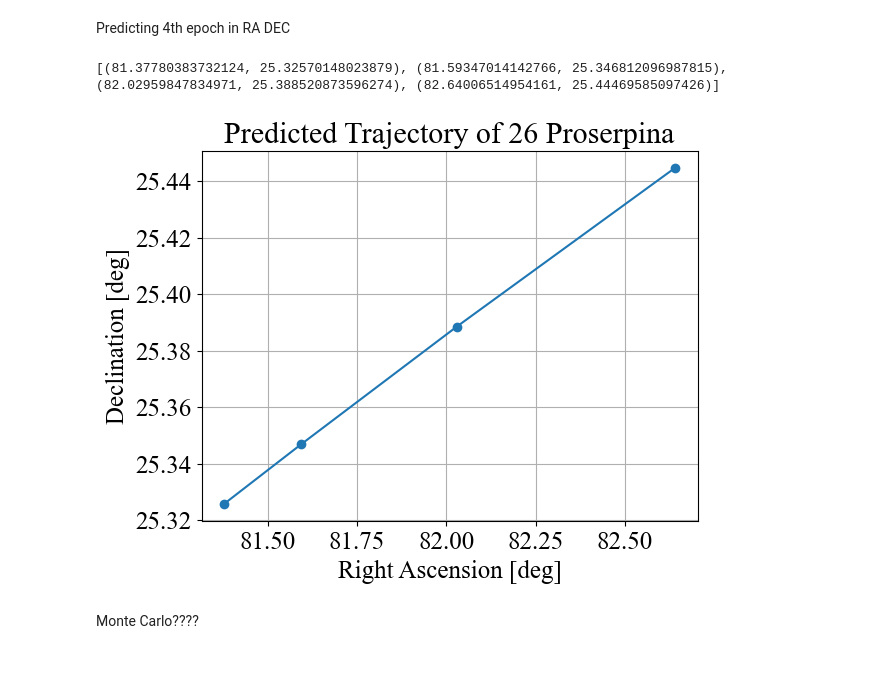
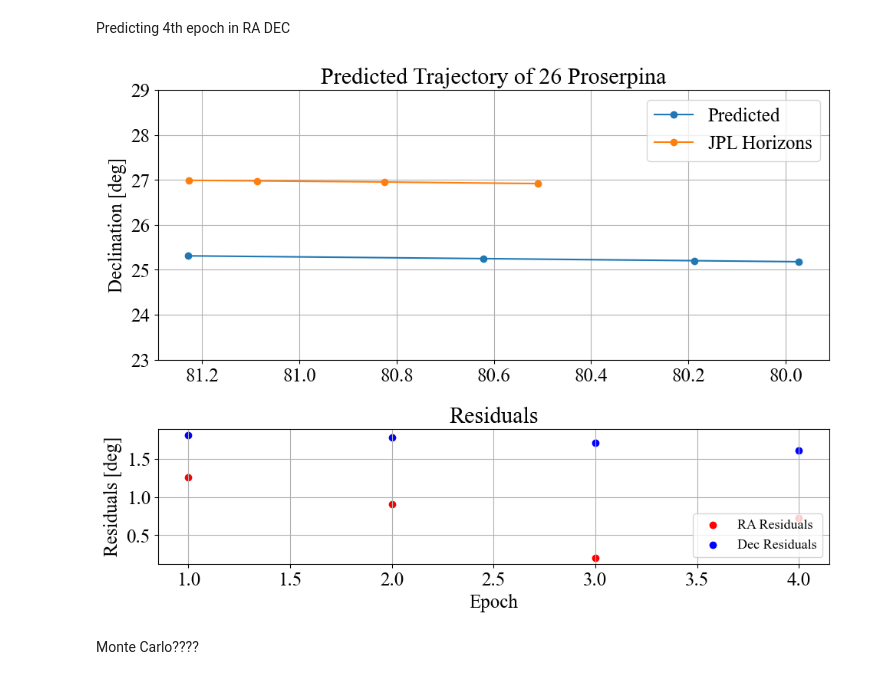
Before and after one commit to luke-wriglesworth/AST326-labs, a Jupyter notebook: Lab 6/orbit.ipynb, the cells around one changed output. Cells and saved outputs as stored; diff of their text form; code cells hidden in the pictures.

```diff
--- a/Lab 6/orbit.ipynb
+++ b/Lab 6/orbit.ipynb
@@ -574,43 +574,74 @@ def eq_cellestial(x, y, z):
     return ra, np.rad2deg(dec)
 
 def eccliptic_to_equatorial(x,y,z):
     epsilon = np.deg2rad(23.43929111)
     x_eq = x
     y_eq = y*np.cos(epsilon) - z*np.sin(epsilon)
     z_eq = y*np.sin(epsilon) + z*np.cos(epsilon)
     return x_eq, y_eq, z_eq
 
 def get_prediction(day):
-    epoch_jd = pros_jd[day] - 2450000 - 50
+    epoch_jd = pros_jd[day] - 2450000 - 56.6
     R_jd = R_pros[day]
 
     jd_index = (np.abs(T - epoch_jd)).argmin()
 
     x_predicted_pros = x_int_pros[jd_index]
     y_predicted_pros = y_int_pros[jd_index]
     theta_predicted_pros = theta_int_pros[jd_index]
 
     predicted_ec = orbit_to_ec([x_predicted_pros,y_predicted_pros], theta_predicted_pros, big_omega_pros, i_pros)
     predicted_eq = eccliptic_to_equatorial(*predicted_ec)
     predicted_celestial = eq_cellestial(*predicted_eq)
     return predicted_celestial
 
+
+
 nasa_ra = [81.228109163,81.087672035,80.825483064,80.508761066]
 nasa_dec = [26.991003853, 26.978866941, 26.953925011, 26.918595843]
 
-
+ra_residual = [np.abs(nasa_ra[i] - get_prediction(i)[0]) for i in range(0,4)]
+dec_residual = [np.abs(nasa_dec[i] - get_prediction(i)[1]) for i in range(0,4)]
 
 predictions = [get_prediction(i) for i in range(0,4)]
-print(predictions)
-plt.title("Predicted Trajectory of 26 Proserpina")
-plt.xlabel("Right Ascension [deg]")
-plt.ylabel("Declination [deg]")
-plt.plot([p[0] for p in predictions], [p[1] for p in predictions], 'o-', label = "Predicted")
-plt.grid()
+prediction_ra = [p[0] for p in predictions]
+prediction_dec = [p[1] for p in predictions]
+
+import matplotlib.gridspec as gridspec
+
+fig = plt.figure(figsize=(10,8))
+gs = gridspec.GridSpec(3, 1, height_ratios=[2, 1, 0.05])
+ax1 = plt.subplot(gs[0])
+ax2 = plt.subplot(gs[1])
+
+#xlim = [26.4,278.5]
+ylim = [23,29]
+
+ax1.set_ylim(ylim)
+# ax1.set_xlim(xlim)
+# ax2.set_xlim(xlim)
+
+ax1.plot(prediction_ra, prediction_dec, 'o-', label = "Predicted")
+ax1.plot(nasa_ra, nasa_dec, 'o-', label = "JPL Horizons")
+ax1.invert_xaxis()
+ax1.set_title("Predicted Trajectory of 26 Proserpina")
+ax1.set_ylabel("Declination [deg]")
+ax1.grid()
+ax1.legend()
+
+# Residual
+ax2.scatter(range(1,5), ra_residual, label = "RA Residuals", color='r')
+ax2.scatter(range(1,5), dec_residual, label = "Dec Residuals", color='b')
+ax2.set_title("Residuals")
+ax2.set_xlabel("Epoch")
+ax2.set_ylabel("Residuals [deg]")
+ax2.grid()
+ax2.legend(loc='lower right', fontsize=13)
+
+plt.tight_layout()
 plt.show()
 # %% [output]
-[(81.37780383732124, 25.32570148023879), (81.59347014142766, 25.346812096987815), (82.02959847834971, 25.388520873596274), (82.64006514954161, 25.44469585097426)]
-[figure, old version]
+[figure, new version]
 # %% [markdown]
 Monte Carlo????
 # %%
```
Also changed, not shown: parts of 1 cell of this notebook, 7 other files.
